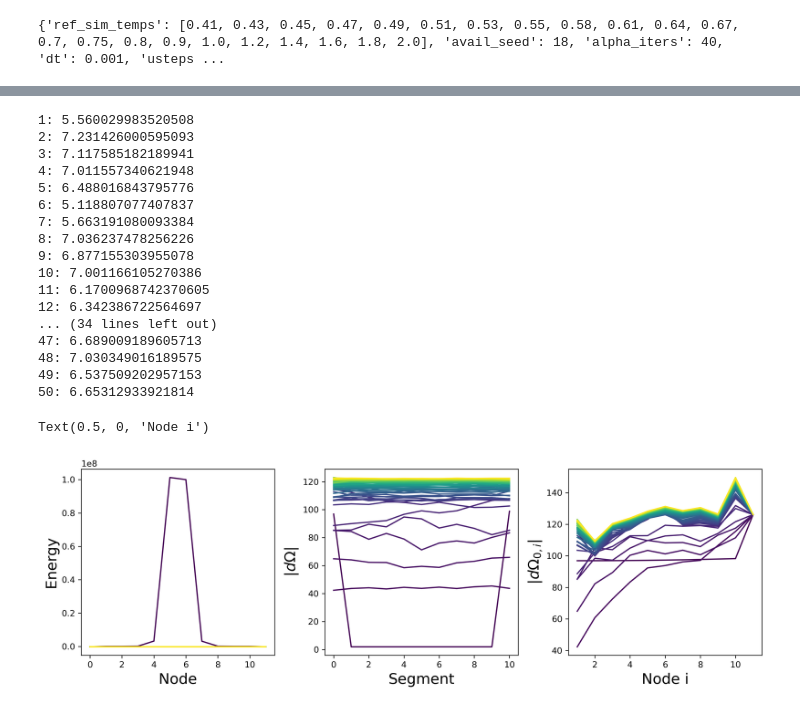
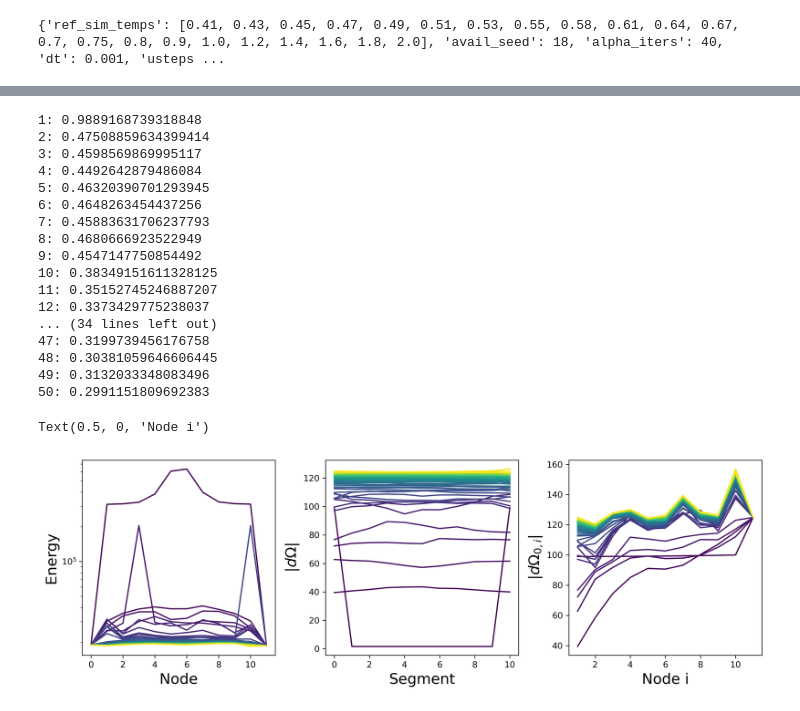
Before and after one commit to ianrgraham/monk, a Jupyter notebook: workflows/sc-states/mlj-production/111722-mlj-re-fire.ipynb, the cells around one changed output, grey strips where cells are left out. Saved outputs shown, nothing was run; the diff lists cells and outputs as text; code cells hidden in the pictures.

```diff
--- a/workflows/sc-states/mlj-production/111722-mlj-re-fire.ipynb
+++ b/workflows/sc-states/mlj-production/111722-mlj-re-fire.ipynb
@@ -119,0 +100,14 @@ neb_driver.k = 100.0
+# %%
+energy = []
+
+end.operations.integrator.nudge = False
+for i in range(50):
+    start_time = time.time()
+    end.run(500)
+    print(f"{i}:", time.time() - start_time)
+    energy.append(end.operations.integrator.energy)
+
+mmin = np.min(energy)
+mmin -= 0.1 * np.abs(mmin)
+plt.plot(np.array(energy) - mmin)
+plt.yscale('log')
@@ -120,22 +133,17 @@ neb_driver.k = 100.0
 # %%
-start = neb_driver._neb_sims[0]
-end = neb_driver._neb_sims[-1]
 
 start.operations.integrator.nudge = False
 energy = []
 for i in range(50):
-    print(i)
-    start.run(100)
+    start_time = time.time()
+    start.run(500)
+    print(f"{i}:", time.time() - start_time)
     energy.append(start.operations.integrator.energy)
-start.operations.integrator.nudge = True
+# start.operations.integrator.nudge = True
 
-end.operations.integrator.nudge = False
-for i in range(50):
-    print(i)
-    end.run(100)
-    energy.append(end.operations.integrator.energy)
-end.operations.integrator.nudge = True
 
-plt.plot(energy)
-# plt.yscale('log')
+mmin = np.min(energy)
+mmin -= 0.1 * np.abs(mmin)
+plt.plot(np.array(energy) - mmin)
+plt.yscale('log')
 # %% [output]
@@ -180,6 +190,7 @@ for i in range(len(nodes)-1):
     # print(len(sim.operations.integrator.forces))
     # sim.operations.integrator.reset()
     ps_dist = d_omega(nodes[i].state.get_snapshot(), nodes[i+1].state.get_snapshot())
+    ps_dist = np.where(np.isnan(ps_dist), 0, ps_dist)
     dists.append(ps_dist)
     energy.append(nodes[i].operations.integrator.forces[0].energy)
 energy.append(nodes[-1].operations.integrator.forces[0].energy)
@@ -189,7 +200,10 @@ for i in iter:
     ps_dist = d_omega(nodes[0].state.get_snapshot(), nodes[i].state.get_snapshot())
     other_dists.append(ps_dist)
 
-axs[0].plot(energy, color=cmap(norm(0)))
+mmin = np.min(energy)
+mmin -= 0.1 * np.abs(mmin)
+
+axs[0].plot(np.array(energy) - mmin, color=cmap(norm(0)))
 axs[1].plot(dists, color=cmap(norm(0)))
 axs[2].plot(iter, other_dists, color=cmap(norm(0)))
 
@@ -198,50 +212,52 @@ for j in range(1, runs+1):
     neb_driver.run(100)
     print(f"{j}:", time.time() - start)
     energy = []
     dists = []
     other_dists = []
     nodes = neb_driver.nodes
     for i in range(len(nodes)-1):
         # print(len(sim.operations.integrator.forces))
         # sim.operations.integrator.reset()
         ps_dist = d_omega(nodes[i].state.get_snapshot(), nodes[i+1].state.get_snapshot())
+        ps_dist = np.where(np.isnan(ps_dist), 0, ps_dist)
         dists.append(ps_dist)
         energy.append(nodes[i].operations.integrator.forces[0].energy)
     energy.append(nodes[-1].operations.integrator.forces[0].energy)
 
     iter = list(range(1, len(nodes)))
     for i in iter:
         ps_dist = d_omega(nodes[0].state.get_snapshot(), nodes[i].state.get_snapshot())
         other_dists.append(ps_dist)
 
-    axs[0].plot(energy, color=cmap(norm(j)))
+    axs[0].plot(np.array(energy) - mmin, color=cmap(norm(j)))
     axs[1].plot(dists, color=cmap(norm(j)))
     axs[2].plot(iter, other_dists, color=cmap(norm(j)))
 axs[0].set_ylabel("Energy")
+axs[0].set_yscale("log")
 axs[0].set_xlabel("Node")
 axs[1].set_ylabel(r"$|d\Omega|$")
 axs[1].set_xlabel("Segment")
 axs[2].set_ylabel(r"$|d\Omega_{0,i}|$")
 axs[2].set_xlabel("Node i")
 # %% [output]
-1: 5.560029983520508
-2: 7.231426000595093
-3: 7.117585182189941
-4: 7.011557340621948
-5: 6.488016843795776
-6: 5.118807077407837
-7: 5.663191080093384
-8: 7.036237478256226
-9: 6.877155303955078
-10: 7.001166105270386
-11: 6.1700968742370605
-12: 6.342386722564697
+1: 0.9889168739318848
+2: 0.47508859634399414
+3: 0.4598569869995117
+4: 0.4492642879486084
+5: 0.46320390701293945
+6: 0.4648263454437256
+7: 0.45883631706237793
+8: 0.4680666923522949
+9: 0.4547147750854492
+10: 0.38349151611328125
+11: 0.35152745246887207
+12: 0.3373429775238037
 ... (34 lines left out)
-47: 6.689009189605713
-48: 7.030349016189575
-49: 6.537509202957153
-50: 6.65312933921814
+47: 0.3199739456176758
+48: 0.30381059646606445
+49: 0.3132033348083496
+50: 0.2991151809692383
 Text(0.5, 0, 'Node i')
-[figure, old version]
+[figure, new version]
 # %%
 cmap = cm.viridis
```
Also changed, not shown: parts of 10 cells of this notebook, 4 other files.
